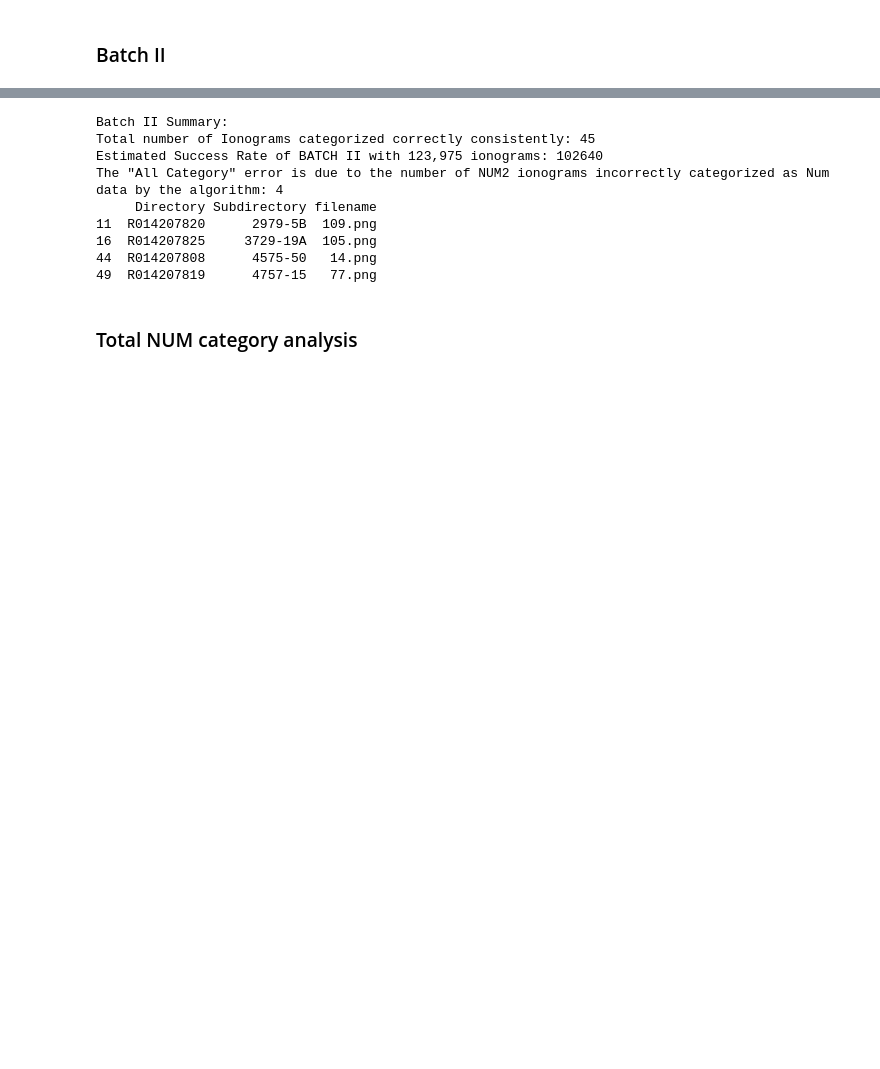
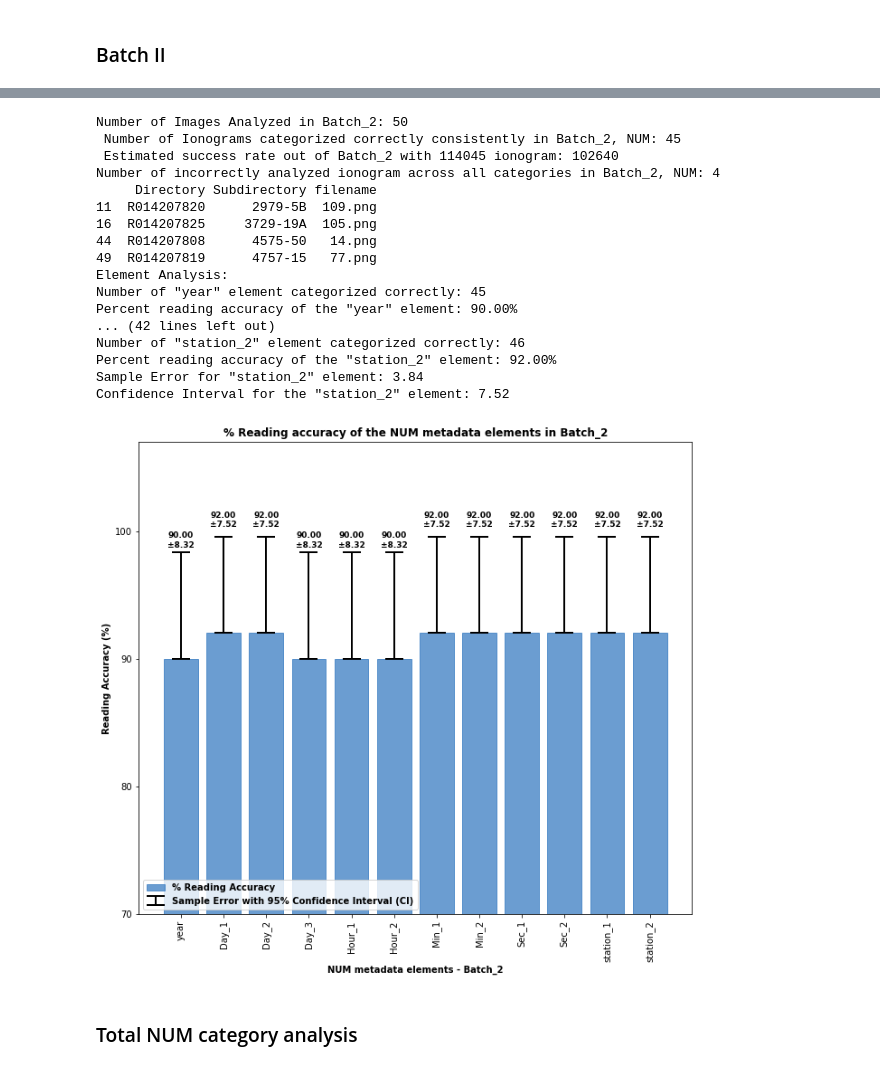
Before and after one commit to asc-csa/Alouette_ISIS_extract, a Jupyter notebook: code/C_Overall Metadata Reading Accuracy for Alouette-1.ipynb, the cells around one changed output, grey strips where cells are left out. Saved outputs shown, nothing was run; the diff lists cells and outputs as text; code cells hidden in the pictures; blank space fills up the shorter version.

```diff
--- a/code/C_Overall Metadata Reading Accuracy for Alouette-1.ipynb
+++ b/code/C_Overall Metadata Reading Accuracy for Alouette-1.ipynb
@@ -210,30 +139,24 @@ Confidence Interval for the "station_2" element: 7.52
-# %%
-# BATCH II - Summary
-df_II = df_II.loc[df_II['Issue'] != 'None']
-filtered_down_II = len(df_II)
-print ('Batch II Summary:')
-print('Total number of Ionograms categorized correctly consistently:', total_II - filtered_down_II)
-
-#BATCH II - Estimated success rate
-success_rate = (total_II - filtered_down_II)/total_II
-Estimation = round(success_rate*total_df_II)
-print('Estimated Success Rate of BATCH II with 123,975 ionograms:', Estimation)
-
-# Number of All categories error
-df_II = df_II.loc[df_II['Issue'] == 'All category']
-filtered_down_II = len(df_II)
-print('The "All Category" error is due to the number of NUM2 ionograms incorrectly categorized as Num data by the algorithm:', filtered_down_II)
-print(df_II.loc[:,["Directory","Subdirectory", "filename"]])
-# %% [output]
-Batch II Summary:
-Total number of Ionograms categorized correctly consistently: 45
-Estimated Success Rate of BATCH II with 123,975 ionograms: 102640
-The "All Category" error is due to the number of NUM2 ionograms incorrectly categorized as Num data by the algorithm: 4
-     Directory Subdirectory filename
-11  R014207820      2979-5B  109.png
-16  R014207825     3729-19A  105.png
-44  R014207808      4575-50   14.png
-49  R014207819      4757-15   77.png
+# %%
+analyze_batch ("L:/DATA/Alouette_I/BATCH_II_Run2/07_MQA/Batch2_QA_num.csv", 'Batch_2', 'NUM', total_df_II)
+# %% [output]
+Number of Images Analyzed in Batch_2: 50
+ Number of Ionograms categorized correctly consistently in Batch_2, NUM: 45
+ Estimated success rate out of Batch_2 with 114045 ionogram: 102640
+Number of incorrectly analyzed ionogram across all categories in Batch_2, NUM: 4
+     Directory Subdirectory filename
+11  R014207820      2979-5B  109.png
+16  R014207825     3729-19A  105.png
+44  R014207808      4575-50   14.png
+49  R014207819      4757-15   77.png
+Element Analysis:
+Number of "year" element categorized correctly: 45
+Percent reading accuracy of the "year" element: 90.00%
+... (42 lines left out)
+Number of "station_2" element categorized correctly: 46
+Percent reading accuracy of the "station_2" element: 92.00%
+Sample Error for "station_2" element: 3.84
+Confidence Interval for the "station_2" element: 7.52
+[figure, added]
 # %% [markdown]
 ### Total NUM category analysis
 # %%
```
Also changed, not shown: parts of 17 cells of this notebook.
